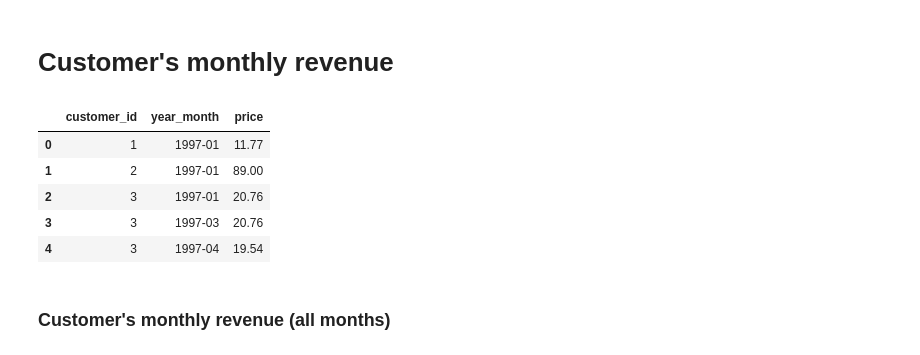
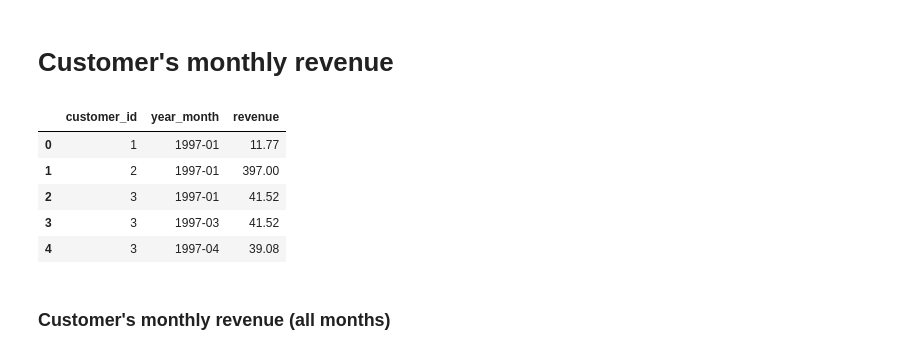
Before and after one commit to AnalyticSoul/Learn-Data-Science-with-Examples, a Jupyter notebook: 5.3-Customer-Revenue-Analysis.ipynb, the cells around one changed output. Saved outputs shown, nothing was run; the diff lists cells and outputs as text; code cells hidden in the pictures.

```diff
--- a/5.3-Customer-Revenue-Analysis.ipynb
+++ b/5.3-Customer-Revenue-Analysis.ipynb
@@ -11,5 +13,5 @@ warnings.filterwarnings('ignore')
 # %%
-df_cdnow_tr = pd.read_csv('cdnow.csv', index_col=0)
+df_cdnow_tr = pd.read_csv('data/cdnow.csv', index_col=0)
 # %%
 df_cdnow_tr.head()
 # %% [output]
@@ -55,7 +57,8 @@ dtype: int64
 # %%
 df_cdnow_tr['date'] = pd.to_datetime(df_cdnow_tr['date'])
 
-df_cdnow_tr['year_month'] = df_cdnow_tr['date'].apply(lambda x: x.strftime('%Y-%m'))
+df_cdnow_tr['year_month'] = df_cdnow_tr['date'].dt.to_period('M')
+df_cdnow_tr['revenue'] = df_cdnow_tr['price'] * df_cdnow_tr['quantity']
 
 df_cdnow_tr.head()
 # %% [output]
@@ -103,17 +106,17 @@ plt.show()
 # %% [markdown]
 # Customer's monthly revenue
 # %%
-df_monthly_sales = df_cdnow_tr.groupby(['customer_id', 'year_month']).agg({'price': 'sum'})
-# df_monthly_sales = df_monthly_sales.sort_values(by=['customer_id', 'year_month'])
+df_monthly_sales = df_cdnow_tr.groupby(['customer_id', 'year_month']).agg({'revenue': 'sum'})
+df_monthly_sales = df_monthly_sales.sort_values(by=['customer_id', 'year_month'])
 df_monthly_sales.reset_index(inplace=True)
 df_monthly_sales.head()
 # %% [output]
-|  | customer_id | year_month | price |
+|  | customer_id | year_month | revenue |
 | 0 | 1 | 1997-01 | 11.77 |
-| 1 | 2 | 1997-01 | 89.00 |
-| 2 | 3 | 1997-01 | 20.76 |
-| 3 | 3 | 1997-03 | 20.76 |
-| 4 | 3 | 1997-04 | 19.54 |
+| 1 | 2 | 1997-01 | 397.00 |
+| 2 | 3 | 1997-01 | 41.52 |
+| 3 | 3 | 1997-03 | 41.52 |
+| 4 | 3 | 1997-04 | 39.08 |
 # %% [markdown]
 ### Customer's monthly revenue (all months)
 # %%
```
Also changed, not shown: parts of 10 cells of this notebook.
